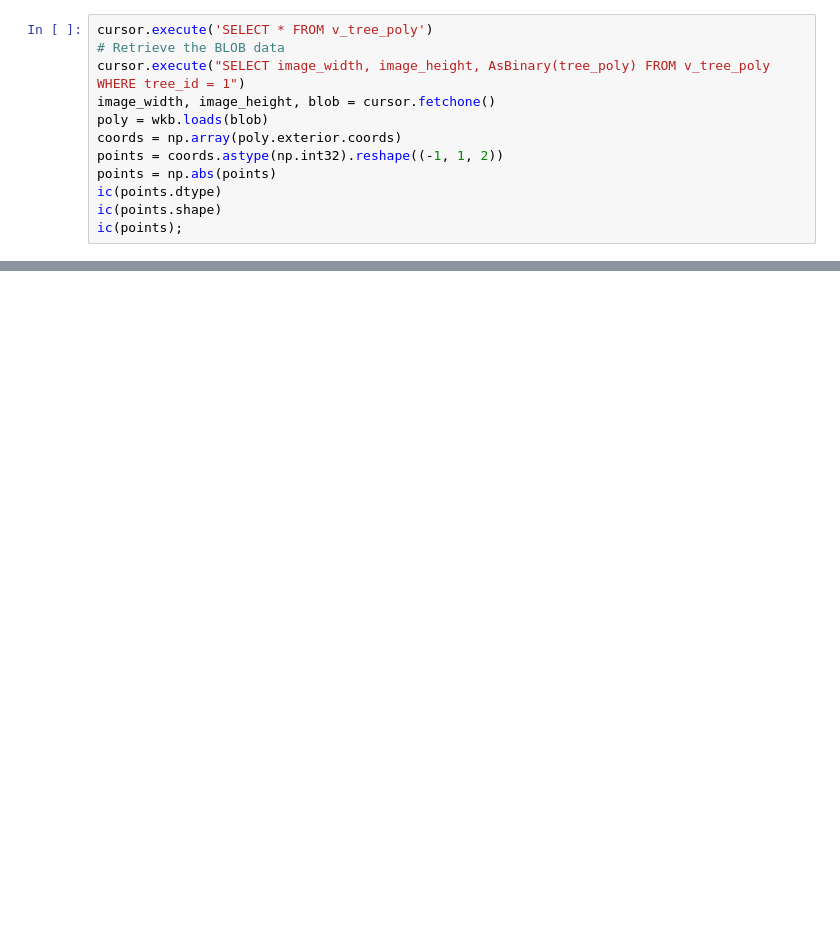
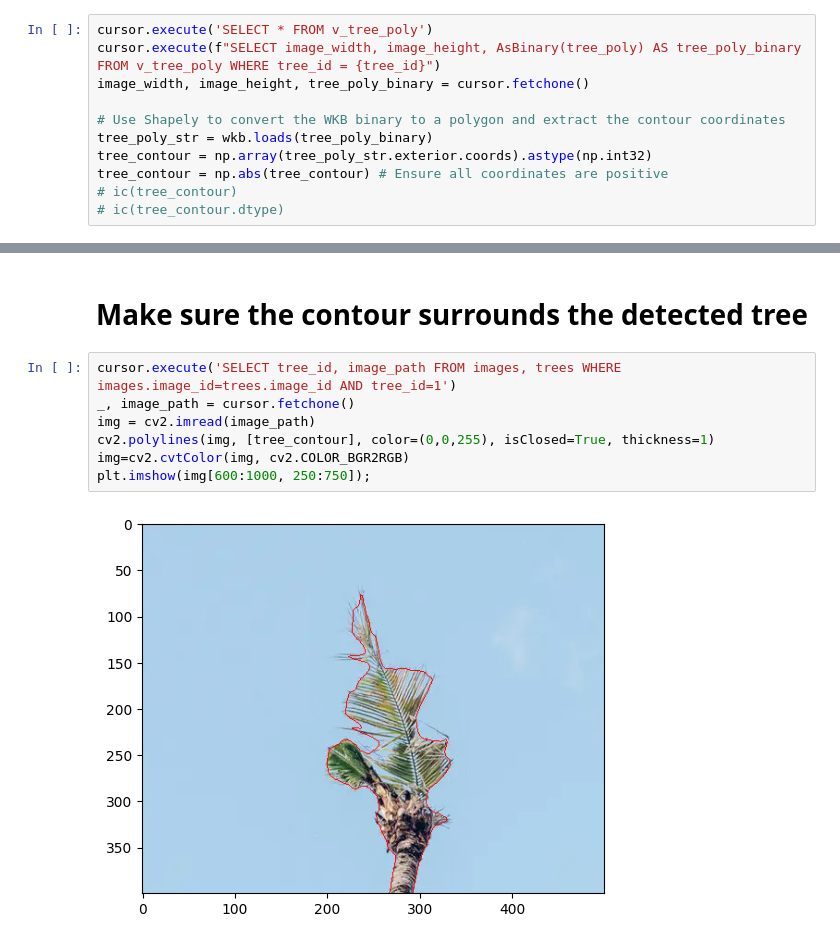
Before and after one commit to aubreymoore/CRB-2026-05-13, a Jupyter notebook: find_damage.ipynb, the cells around one changed output, grey strips where cells are left out. Drawn from its saved outputs; the diff is of its cells as text; blank space fills up the shorter version.

```diff
--- a/find_damage.ipynb
+++ b/find_damage.ipynb
@@ -20,12 +31,11 @@ InitSpatiaMetaData() error:"table spatial_ref_sys already exists"
 # %%
 cursor.execute('SELECT * FROM v_tree_poly')
-# Retrieve the BLOB data
-cursor.execute("SELECT image_width, image_height, AsBinary(tree_poly) FROM v_tree_poly WHERE tree_id = 1")
-image_width, image_height, blob = cursor.fetchone()
-poly = wkb.loads(blob)
-coords = np.array(poly.exterior.coords)
-points = coords.astype(np.int32).reshape((-1, 1, 2))
-points = np.abs(points)
-ic(points.dtype)
-ic(points.shape)
-ic(points);
+cursor.execute(f"SELECT image_width, image_height, AsBinary(tree_poly) AS tree_poly_binary FROM v_tree_poly WHERE tree_id = {tree_id}")
+image_width, image_height, tree_poly_binary = cursor.fetchone()
+
+# Use Shapely to convert the WKB binary to a polygon and extract the contour coordinates
+tree_poly_str = wkb.loads(tree_poly_binary)
+tree_contour = np.array(tree_poly_str.exterior.coords).astype(np.int32)
+tree_contour = np.abs(tree_contour) # Ensure all coordinates are positive
+# ic(tree_contour)
+# ic(tree_contour.dtype)
@@ -65,0 +50,11 @@ conn.close()
+# %% [markdown]
+# Make sure the contour surrounds the detected tree
+# %%
+cursor.execute('SELECT tree_id, image_path FROM images, trees WHERE images.image_id=trees.image_id AND tree_id=1')
+_, image_path = cursor.fetchone()
+img = cv2.imread(image_path)
+cv2.polylines(img, [tree_contour], color=(0,0,255), isClosed=True, thickness=1)
+img=cv2.cvtColor(img, cv2.COLOR_BGR2RGB)
+plt.imshow(img[600:1000, 250:750]);
+# %% [output]
+[figure, added]
```
Also changed, not shown: parts of 25 cells of this notebook, 5 other files.
